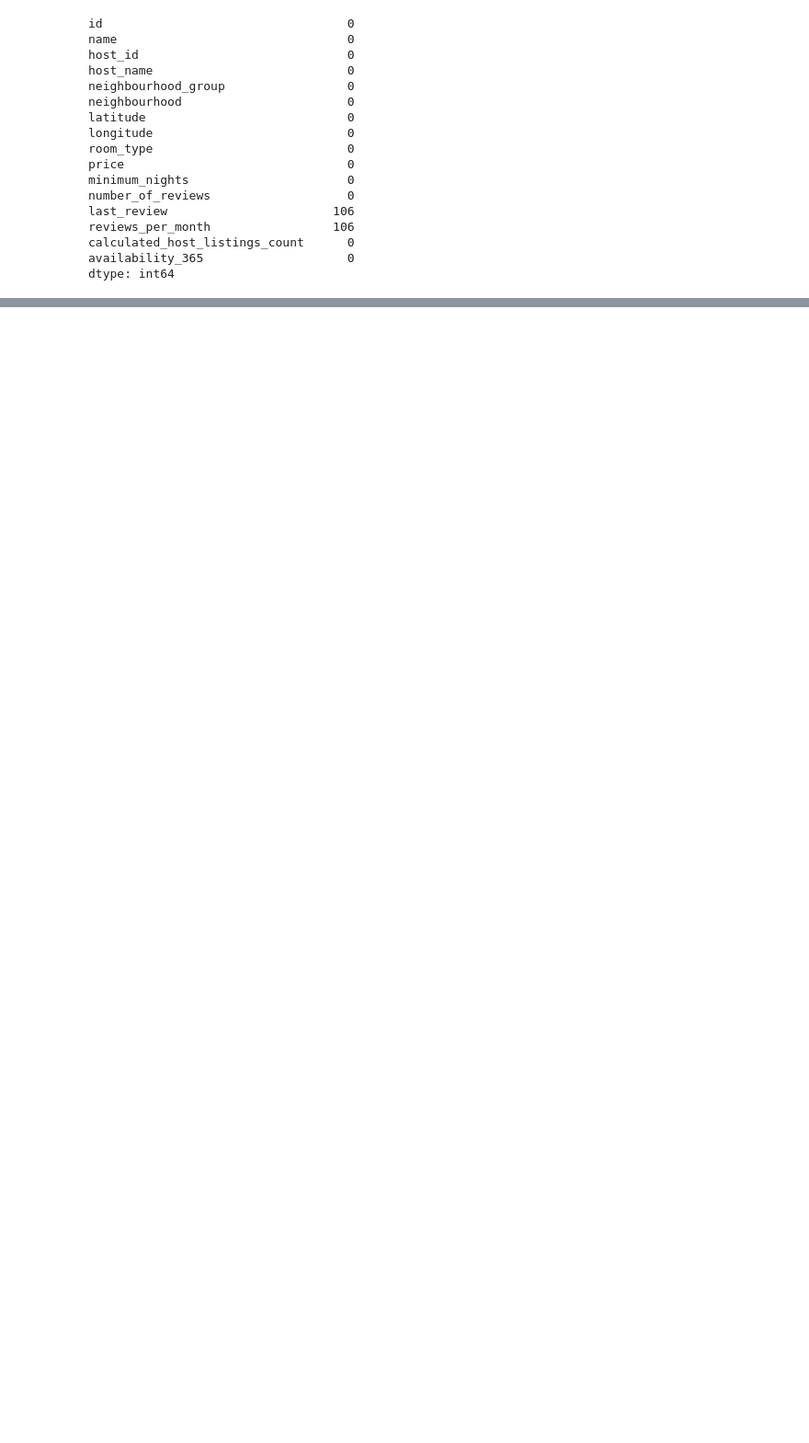
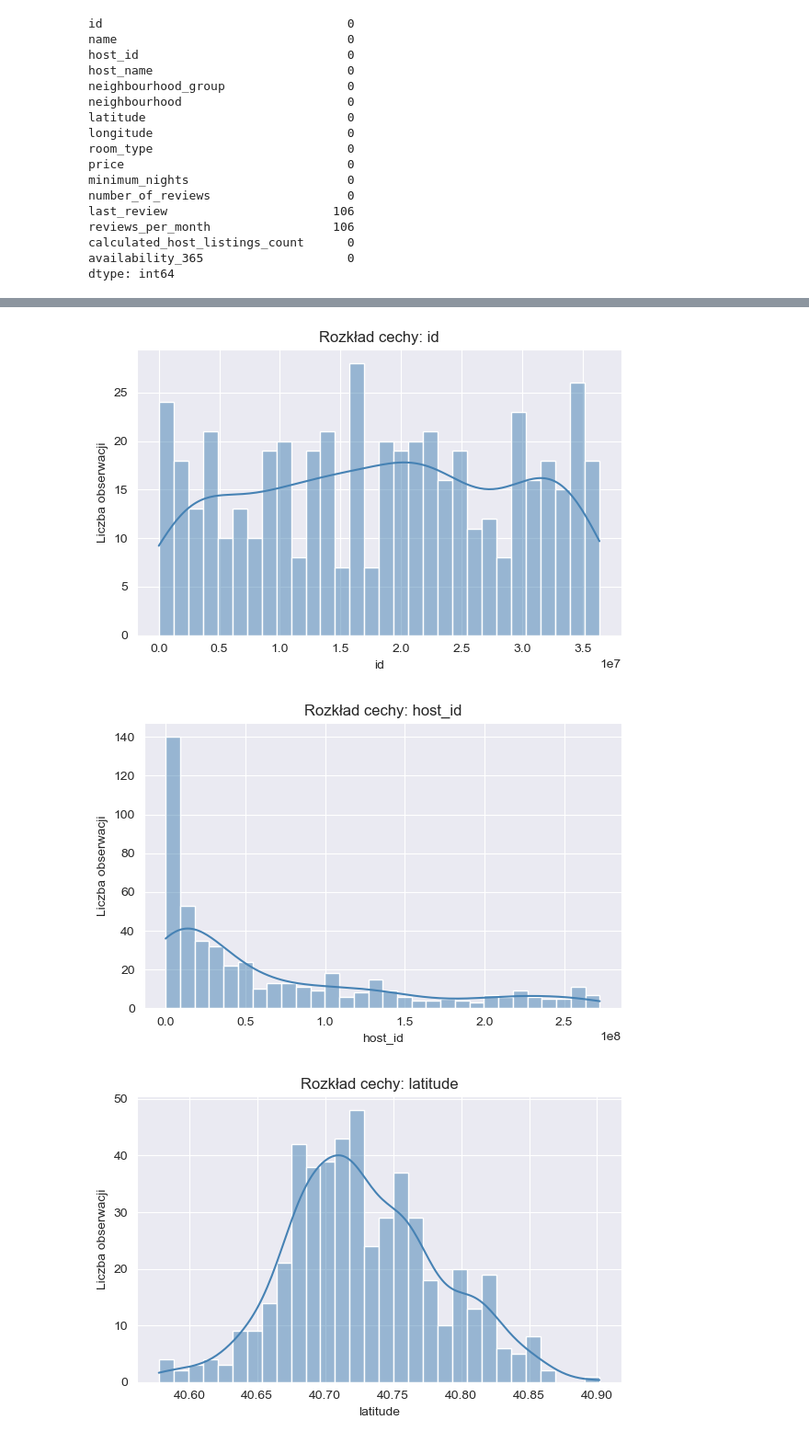
Before and after one commit to dzian1s/ASI-ML-2025-zespol, a Jupyter notebook: notebooks/01_eda.ipynb, the cells around one changed output, grey strips where cells are left out. Shown: that part at 92% size. Cells and saved outputs as stored; diff of their text form; code cells hidden in the pictures; blank space fills up the shorter version.

```diff
--- a/notebooks/01_eda.ipynb
+++ b/notebooks/01_eda.ipynb
@@ -43,3 +63,5 @@ dtype: int64
+# %%
+data = data.dropna()
 # %%
 data.describe()
 # %% [output]
@@ -53,33 +75,34 @@ data.describe()
 | 75% | 2.783694e+07 | 1.072108e+08 | 40.762767 | -73.933825 | 160.000000 | 5.000000 | 25.000000 | 1.897500 | ... |
 | max | 3.637967e+07 | 2.723428e+08 | 40.901750 | -73.754370 | 1550.000000 | 115.000000 | 321.000000 | 12.050000 | ... |
 # %%
-# EDA – Histogramy i rozkłady cech
-import pandas as pd
 import matplotlib.pyplot as plt
 import seaborn as sns
 
-# Ustalanie kolumn liczbowych i kategorycznych
 num_cols = data.select_dtypes(include=['int64', 'float64']).columns
-cat_cols = data.select_dtypes(include=['object']).columns
+cat_cols = data[['neighbourhood', 'neighbourhood_group', 'room_type']]
 
-# --- Wykresy dla cech liczbowych ---
+# Wykresy dla cech liczbowych
 for col in num_cols:
     plt.figure(figsize=(6, 4))
-    sns.histplot(df[col], kde=True, bins=30, color='steelblue')
+    sns.histplot(data[col], kde=True, bins=30, color='steelblue')
     plt.title(f"Rozkład cechy: {col}")
     plt.xlabel(col)
     plt.ylabel("Liczba obserwacji")
     plt.tight_layout()
     plt.show()
 
-# --- Wykresy dla cech kategorycznych ---
+# Wykresy dla cech kategorycznych
 for col in cat_cols:
     plt.figure(figsize=(7, 4))
-    order = df[col].value_counts().index
-    sns.countplot(data=df, x=col, order=order, palette='muted')
+    order = data[col].value_counts().index
+    sns.countplot(data=data, x=col, order=order, palette='muted')
     plt.title(f"Rozkład cechy kategorycznej: {col}")
     plt.xlabel(col)
     plt.ylabel("Liczba ofert")
     plt.xticks(rotation=45)
     plt.tight_layout()
     plt.show()
+# %% [output]
+[figure, added]
+[figure, added]
+[figure, added]
```
Also changed, not shown: parts of 11 cells of this notebook, 1 other file.
